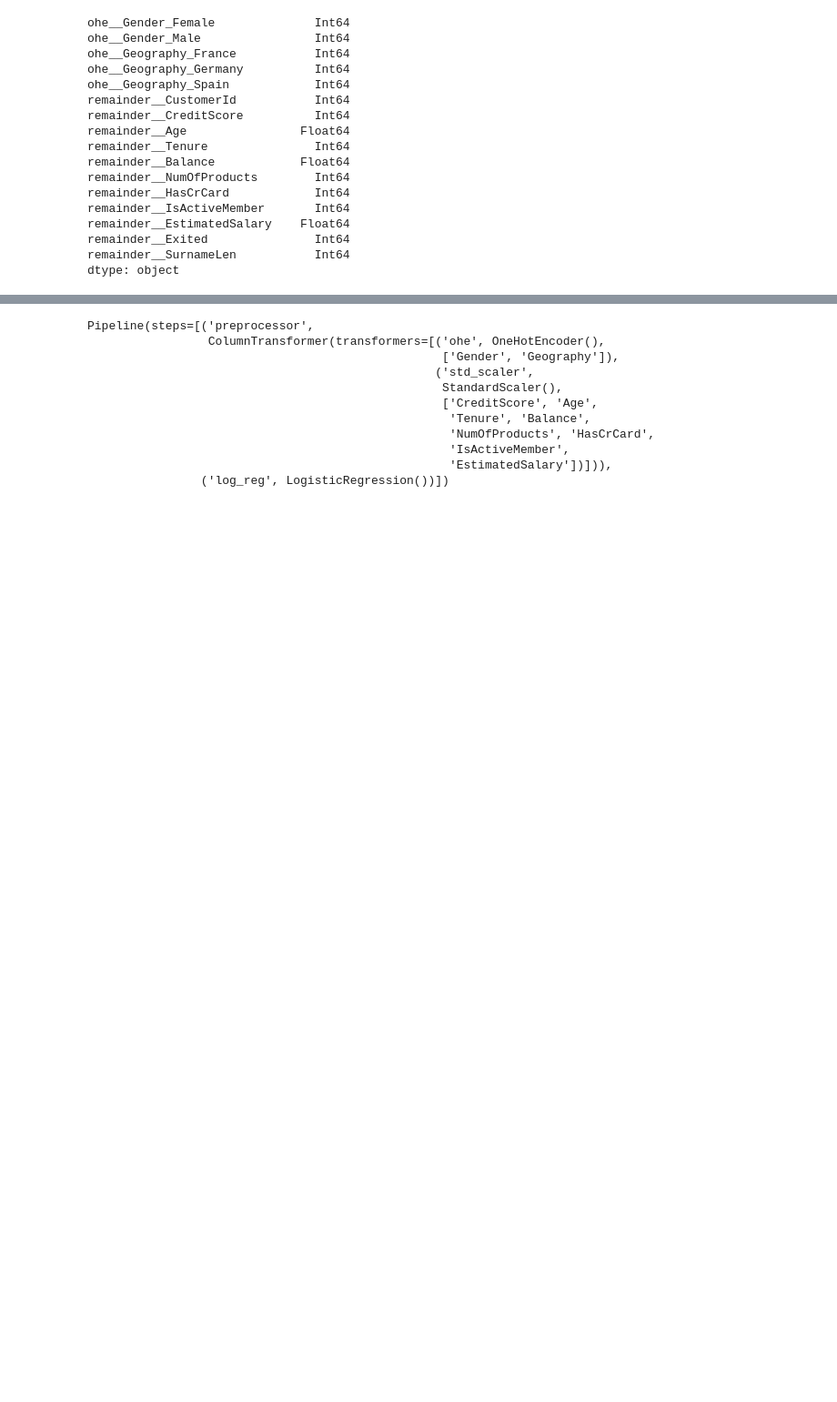
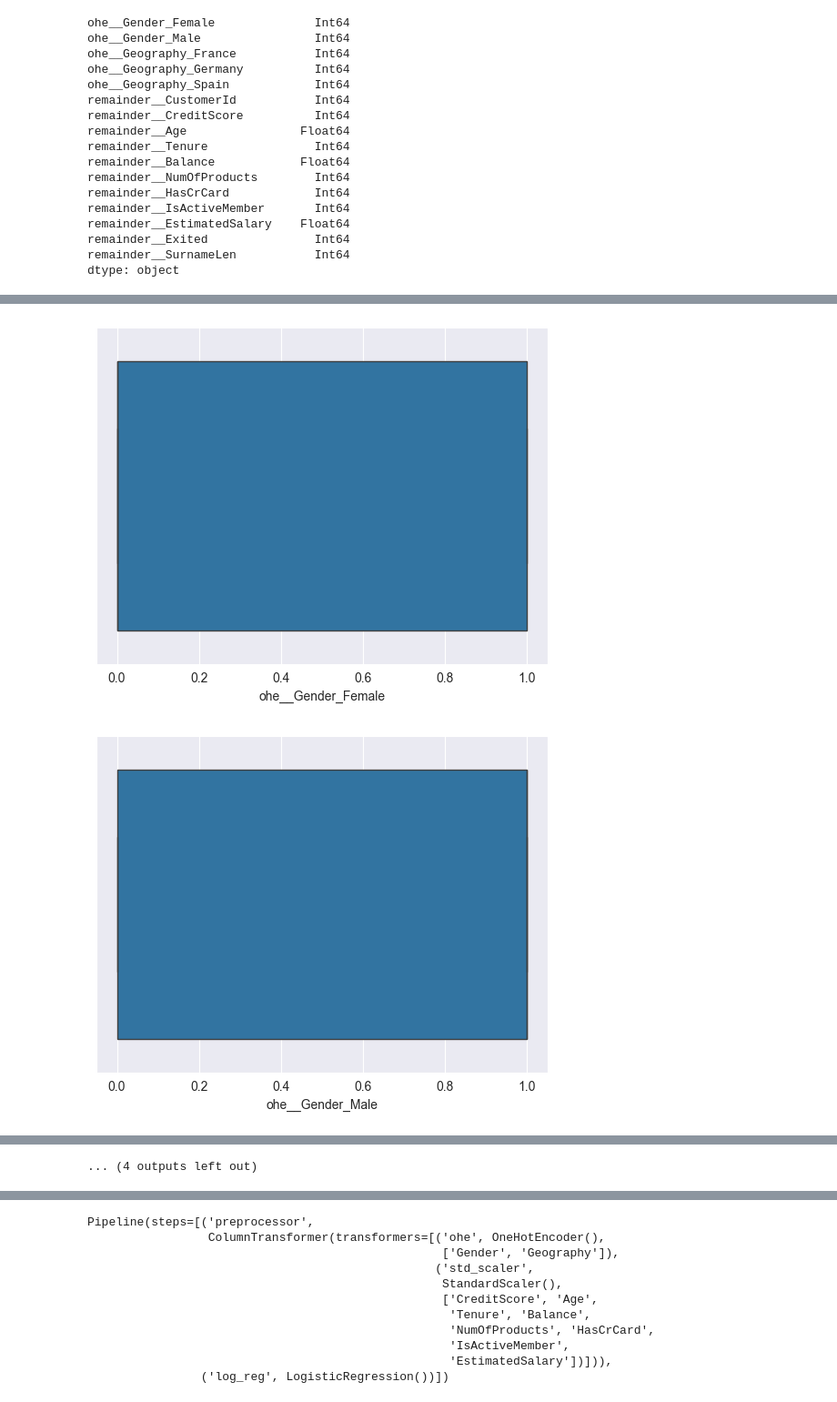
Before and after one commit to kevin51jiang/msci-546-project, a Jupyter notebook: baseline.ipynb, the cells around one changed output, grey strips where cells are left out. Shown at 91% size. Drawn from its saved outputs; the diff is of its cells as text; code cells hidden in the pictures; blank space fills up the shorter version.

```diff
--- a/baseline.ipynb
+++ b/baseline.ipynb
@@ -195,0 +185,9 @@ plt.show()
+# %%
+# Let's take a look at outliers
+# Box and whisker plot using seaborn for each column
+for column in X.columns:
+    sns.boxplot(x=X[column])
+    plt.show()
+# %% [output]
+[figure, added]
+[figure, added]
@@ -195,0 +204 @@ plt.show()
+... (4 outputs left out)
```
Also changed, not shown: parts of 14 cells of this notebook.
